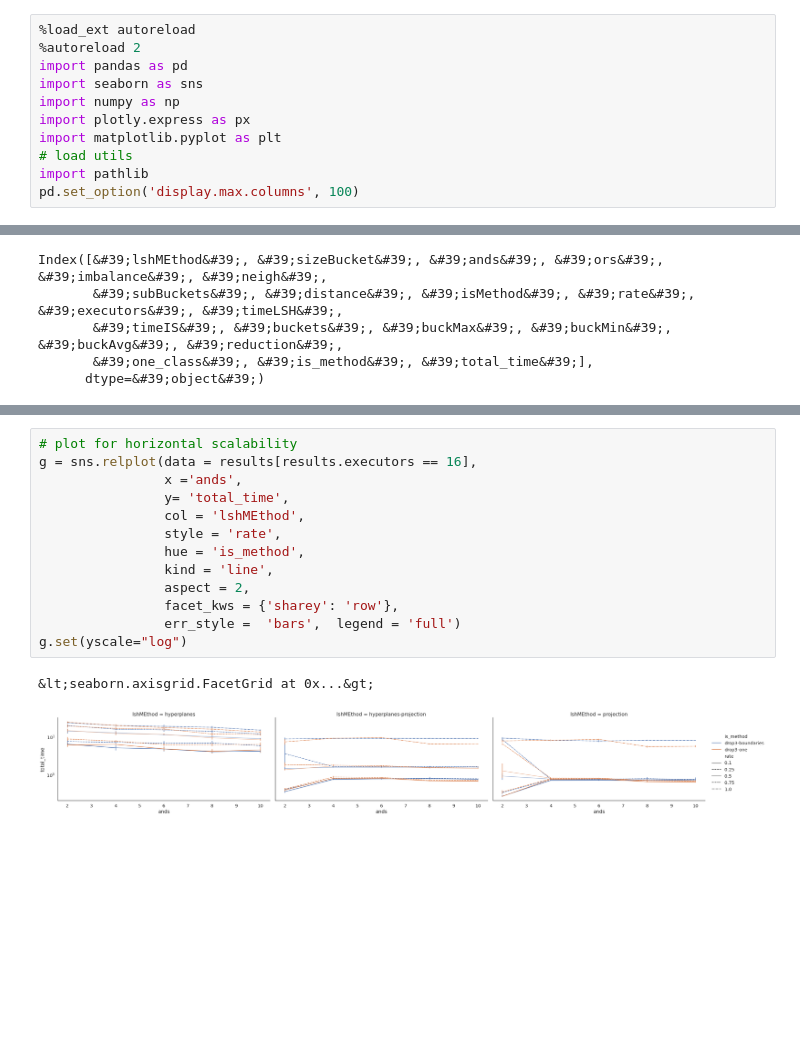
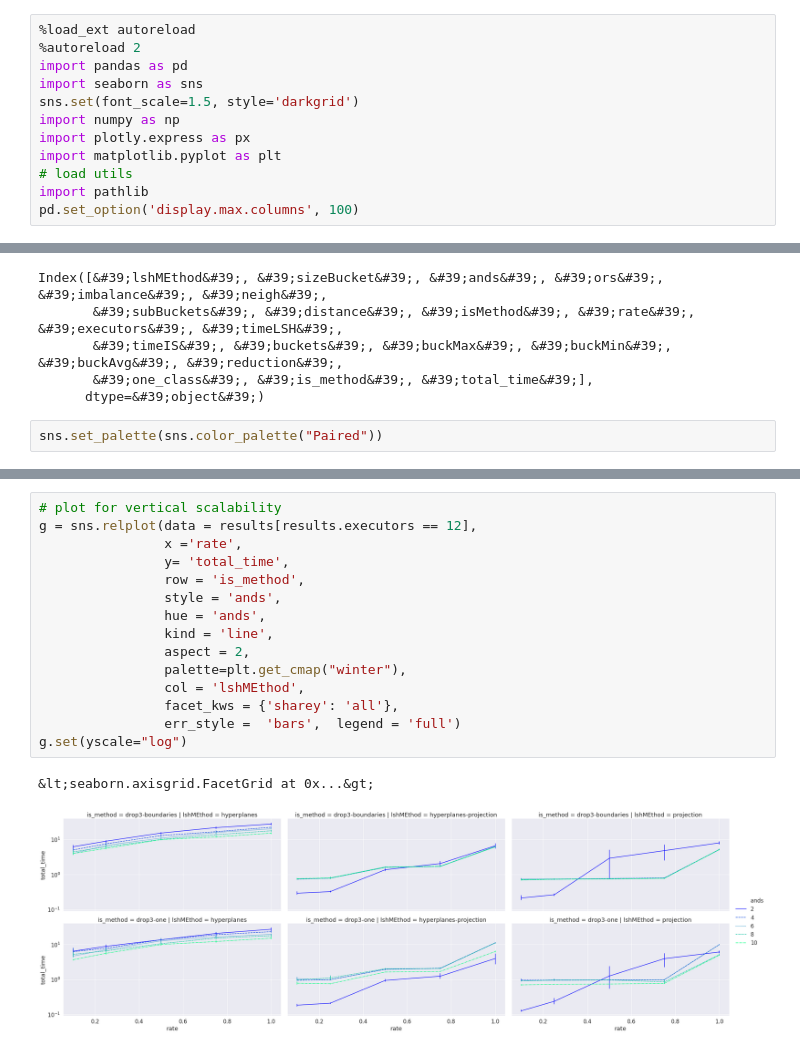
Before and after one commit to germaneduardo/results-analysis, a Jupyter notebook: scale_results.ipynb, the cells around one changed output, grey strips where cells are left out. Cells and saved outputs as stored; diff of their text form; blank space fills up the shorter version.

Commit message:
changes in the scale plots

```diff
--- a/scale_results.ipynb
+++ b/scale_results.ipynb
@@ -3,6 +3,7 @@
 %autoreload 2
 import pandas as pd
 import seaborn as sns
+sns.set(font_scale=1.5, style='darkgrid')
 import numpy as np
 import plotly.express as px
 import matplotlib.pyplot as plt
@@ -66,3 +67,5 @@ Index([&#39;lshMEthod&#39;, &#39;sizeBucket&#39;, &#39;ands&#39;, &#39;ors&#39;,
        &#39;timeIS&#39;, &#39;buckets&#39;, &#39;buckMax&#39;, &#39;buckMin&#39;, &#39;buckAvg&#39;, &#39;reduction&#39;,
        &#39;one_class&#39;, &#39;is_method&#39;, &#39;total_time&#39;],
       dtype=&#39;object&#39;)
+# %%
+sns.set_palette(sns.color_palette("Paired"))
@@ -69,18 +75,20 @@ Index([&#39;lshMEthod&#39;, &#39;sizeBucket&#39;, &#39;ands&#39;, &#39;ors&#39;,
 # %%
-# plot for horizontal scalability
-g = sns.relplot(data = results[results.executors == 16],
-                x ='ands',
+# plot for vertical scalability
+g = sns.relplot(data = results[results.executors == 12],
+                x ='rate',
                 y= 'total_time',
-                col = 'lshMEthod',
-                style = 'rate',
-                hue = 'is_method',
+                row = 'is_method',
+                style = 'ands',
+                hue = 'ands',
                 kind = 'line',
                 aspect = 2,
-                facet_kws = {'sharey': 'row'},
+                palette=plt.get_cmap("winter"),
+                col = 'lshMEthod',
+                facet_kws = {'sharey': 'all'},
                 err_style =  'bars',  legend = 'full')
 g.set(yscale="log")
 # %% [output]
 &lt;seaborn.axisgrid.FacetGrid at 0x...&gt;
-[figure, old version]
+[figure, new version]
 # %%
 # plot for vertical scalability
```
Also changed, not shown: parts of 2 cells of this notebook, 2 other files.
